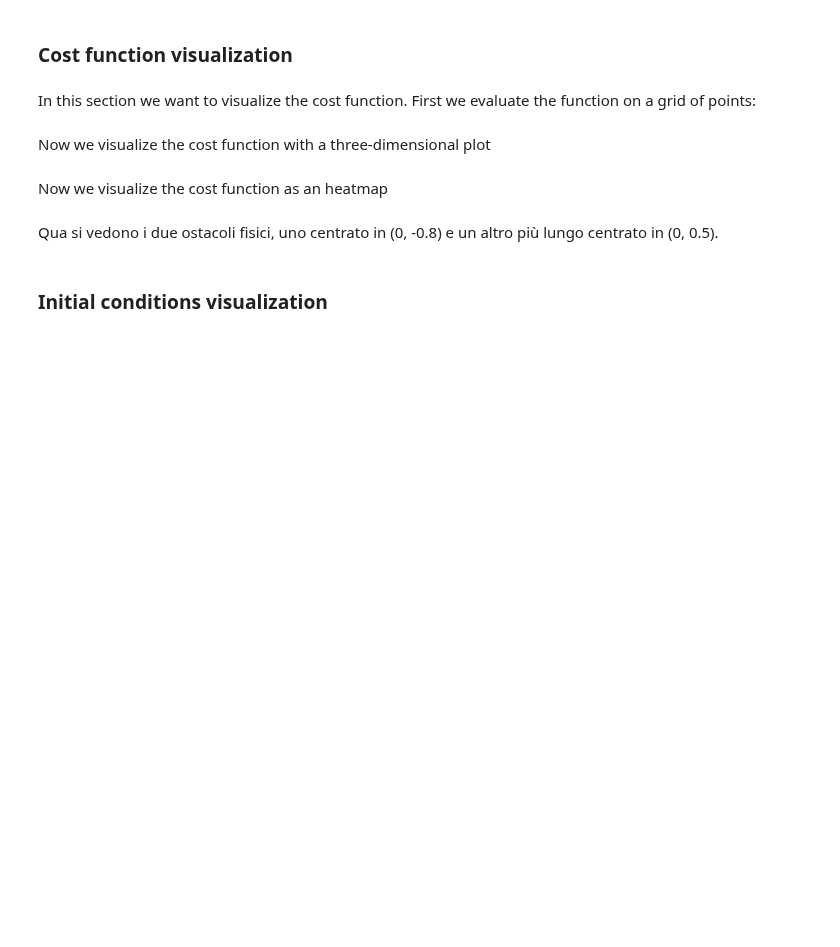
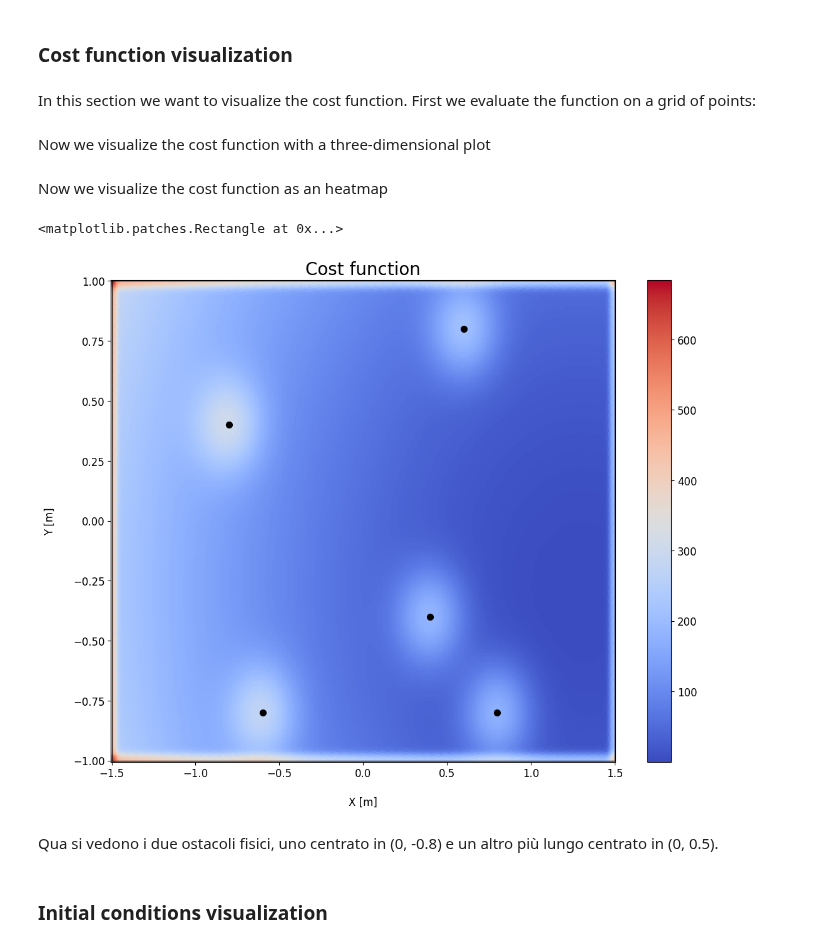
Before and after one commit to my-rice/rovers_navigation, a Jupyter notebook: Project_students_version.ipynb, the cells around one changed output. Cells and saved outputs as stored; diff of their text form; code cells hidden in the pictures; blank space fills up the shorter version.

```diff
--- a/Project_students_version.ipynb
+++ b/Project_students_version.ipynb
@@ -213,7 +213,14 @@ SCENARIOS = {
         'obs_points': OBS_POINTS_BASELINE
     },
     'obstacles-ahead-goal': {
-        'initial_conditions': [np.array(np.mat('1.4;0.9; 0')),np.array(np.mat('0.2;0.9; 0')),np.array(np.mat('1.2;-0.8; 0')),np.array(np.mat('-1;0.9; 0')), np.array(np.mat('-1;-0.75; 0')), np.array(np.mat('-1.2;-0.15; 0')), np.array(np.mat('0.4;-0.8; 0')),np.array(np.mat('-1.2;0.4; 0'))],
+        'initial_conditions': [np.array(np.mat('1.4;0.9; 0')),
+                               np.array(np.mat('0.2;0.9; 0')),
+                               np.array(np.mat('1.2;-0.8; 0')),
+                               np.array(np.mat('-1;0.9; 0')),
+                               np.array(np.mat('-1;-0.75; 0')),
+                               np.array(np.mat('-1.2;-0.15; 0')),
+                               np.array(np.mat('0.4;-0.8; 0')),
+                               np.array(np.mat('-1.2;0.4; 0'))],
         'goal_points': np.array(np.mat('+1.3; -0.3; 0')),
         'obs_points': np.array(np.mat('0.4 -0.8 -0.6 0.6 0.8; -0.4 0.4 -0.8 0.8 -0.8; 0 0 0 0 0'))
     }
@@ -287,29 +293,30 @@ Now we visualize the cost function as an heatmap
 # %%
 %matplotlib inline
 fig = plt.figure(figsize=(13,10))
 ax = fig.add_subplot()
 ax.set_xlabel('X [m]', labelpad=20)
 ax.set_ylabel('Y [m]', labelpad=20)
 ax.set_title('Cost function', fontdict={'fontsize': 20})
 
 # Plot the heatmap of the cost function
 pcolormesh = ax.pcolormesh(X, Y, costs, cmap='coolwarm', shading='auto', zorder=1)
 
 # Plot the level curves of the cost function
-contour = ax.contour(X, Y, costs, cmap='coolwarm', shading='linear', levels=50, linewidths=2, linestyles='dashed', zorder=2, alpha=1) #vmin and vmax are used to make the contour lines more visible
+contour = ax.contour(X, Y, costs, cmap='coolwarm', levels=50, linewidths=2, linestyles='dashed', zorder=2, alpha=1) #vmin and vmax are used to make the contour lines more visible
 
 # Scatter the obstacle points
 ax.scatter(obs_points[0,:], obs_points[1,:], marker='o', s=50, color='black', zorder=3)
 
 # Add a colorbar
 fig.colorbar(pcolormesh, ax=ax)
 
 # Create a rectangle
 rectangle = Rectangle((X_LIMITS[0], Y_LIMITS[0]), X_LIMITS[1]-X_LIMITS[0], Y_LIMITS[1]-Y_LIMITS[0], fill=False, color="black", linewidth=1, zorder=3)
 # Add the rectangle to the plot
 ax.add_patch(rectangle)
-
-plt.show()
+# %% [output]
+<matplotlib.patches.Rectangle at 0x...>
+[figure, added]
 # %% [markdown]
 Qua si vedono i due ostacoli fisici, uno centrato in (0, -0.8) e un altro più lungo centrato in (0, 0.5).
 # %% [markdown]
```
Also changed, not shown: parts of 10 cells of this notebook, 1 other file.
